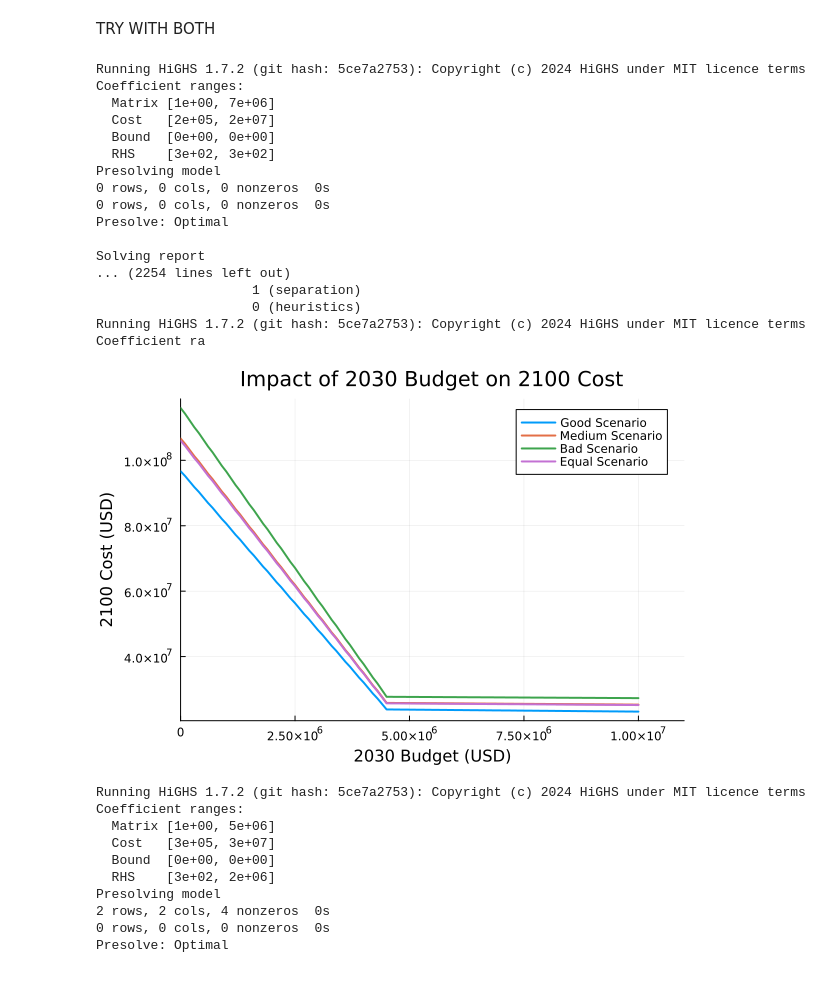
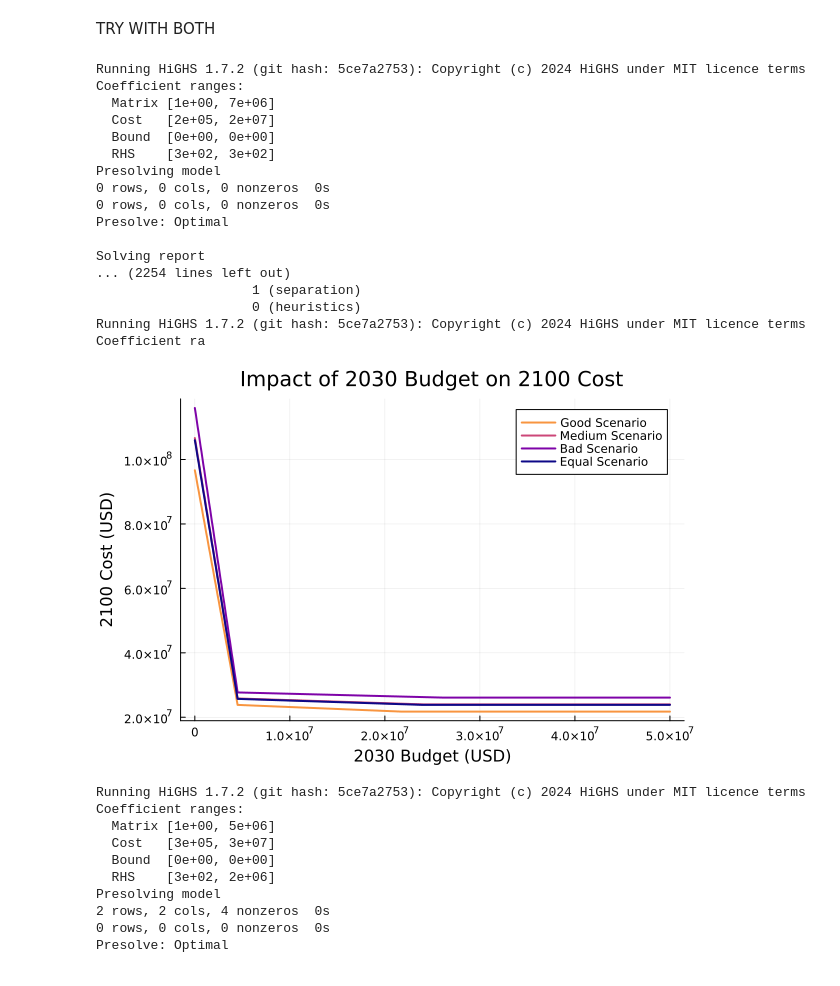
Before and after one commit to TismarkBoham/SLR-LP-4750, a Jupyter notebook: SLR-LP.ipynb, the cells around one changed output. Cells and saved outputs as stored; diff of their text form; code cells hidden in the pictures.

```diff
--- a/SLR-LP.ipynb
+++ b/SLR-LP.ipynb
@@ -412,7 +412,6 @@ d = 200_000        # Damage cost per unprotected house
 h = 300            # Total number of houses
 p = 100            # Number of houses protected per km of dyke
 maxSLR = 0.9       # Maximum sea level rise
-dykeHeight = 1     # Dyke height in meters
 
 #@@@@@@@@@@@@@@@@@@@@@
 # INPUTS FROM SLR PROJECTIONS
@@ -423,7 +422,7 @@ i4 = 1.59
 #@@@@@@@@@@@@@@@@@@@@@
 
 # Define budgets and SLR scenarios
-budgets = 0:1e5:10e6  # 2030 budgets from 0 to 10 million in 1 million steps
+budgets = 0:1e5:50e6  # 2030 budgets from 0 to 10 million in 1 million steps
 inputSLRs = [i1, i2, i3, i4]  # SLR scenarios to evaluate
 results = Dict()  # To store results for each SLR scenario
 
@@ -473,6 +472,8 @@ for inputSLR in inputSLRs
     results[inputSLR] = costs_2100
 end
 
+colors = ["#f89540", "#cc4778", "#7e03a8", "#0d0887"]
+
 # Plot the results
 plot(
     budgets, results[i1],
@@ -481,42 +482,46 @@ plot(
     ylabel = "2100 Cost (USD)",
     title = "Impact of 2030 Budget on 2100 Cost",
     lw = 2,
-    xlims = (0,1.1*10^7)
+    color = colors[1]
+
 )
 plot!(
     budgets, results[i2],
     label = "Medium Scenario",
-    lw = 2
+    lw = 2,
+    color = colors[2]
 )
 plot!(
     budgets, results[i3],
     label = "Bad Scenario",
-    lw = 2
+    lw = 2,
+    color = colors[3]
 )
 plot!(
     budgets, results[i4],
     label = "Equal Scenario",
-    lw = 2
+    lw = 2,
+    color = colors[4]
 )
 # %% [output]
 Running HiGHS 1.7.2 (git hash: 5ce7a2753): Copyright (c) 2024 HiGHS under MIT licence terms
 Coefficient ranges:
   Matrix [1e+00, 7e+06]
   Cost   [2e+05, 2e+07]
   Bound  [0e+00, 0e+00]
   RHS    [3e+02, 3e+02]
 Presolving model
 0 rows, 0 cols, 0 nonzeros  0s
 0 rows, 0 cols, 0 nonzeros  0s
 Presolve: Optimal
 
 Solving report
 ... (2254 lines left out)
                     1 (separation)
                     0 (heuristics)
 Running HiGHS 1.7.2 (git hash: 5ce7a2753): Copyright (c) 2024 HiGHS under MIT licence terms
 Coefficient ra
-[figure, old version]
+[figure, new version]
 # %%
 using HiGHS
 using Plots
```
Also changed, not shown: parts of 1 cell of this notebook.
